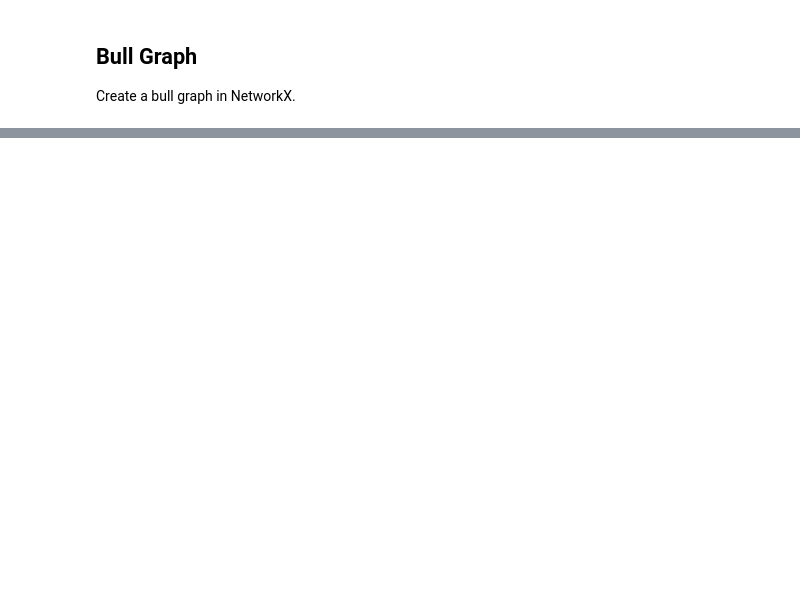
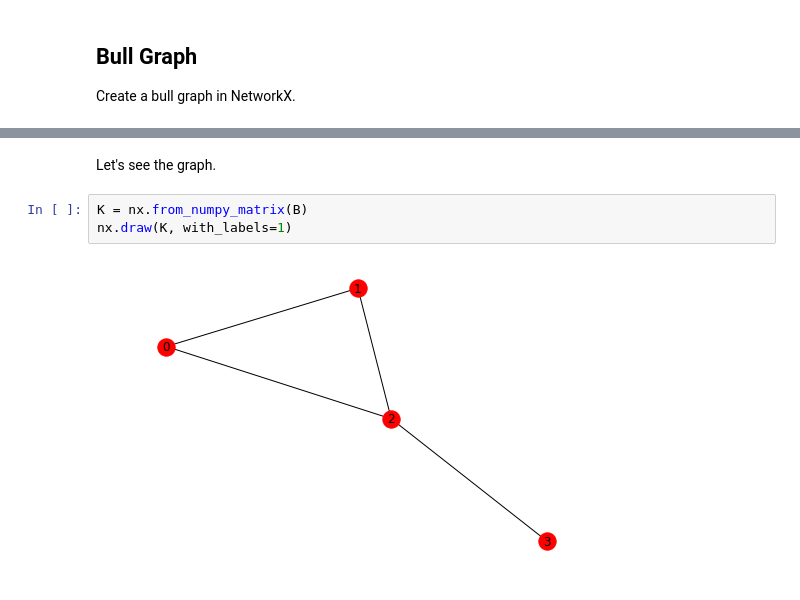
Before and after one commit to Roy19/networkX_tutorial, a Jupyter notebook: NetworkX Tutorial.ipynb, the cells around one changed output, grey strips where cells are left out. Saved outputs shown, nothing was run; the diff lists cells and outputs as text; blank space fills up the shorter version.

```diff
--- a/NetworkX Tutorial.ipynb
+++ b/NetworkX Tutorial.ipynb
@@ -199,0 +249,7 @@ nx.draw(D, with_labels=1)
+# %% [markdown]
+Let's see the graph.
+# %%
+K = nx.from_numpy_matrix(B)
+nx.draw(K, with_labels=1)
+# %% [output]
+[figure, added]
```
Also changed, not shown: parts of 68 cells of this notebook.
